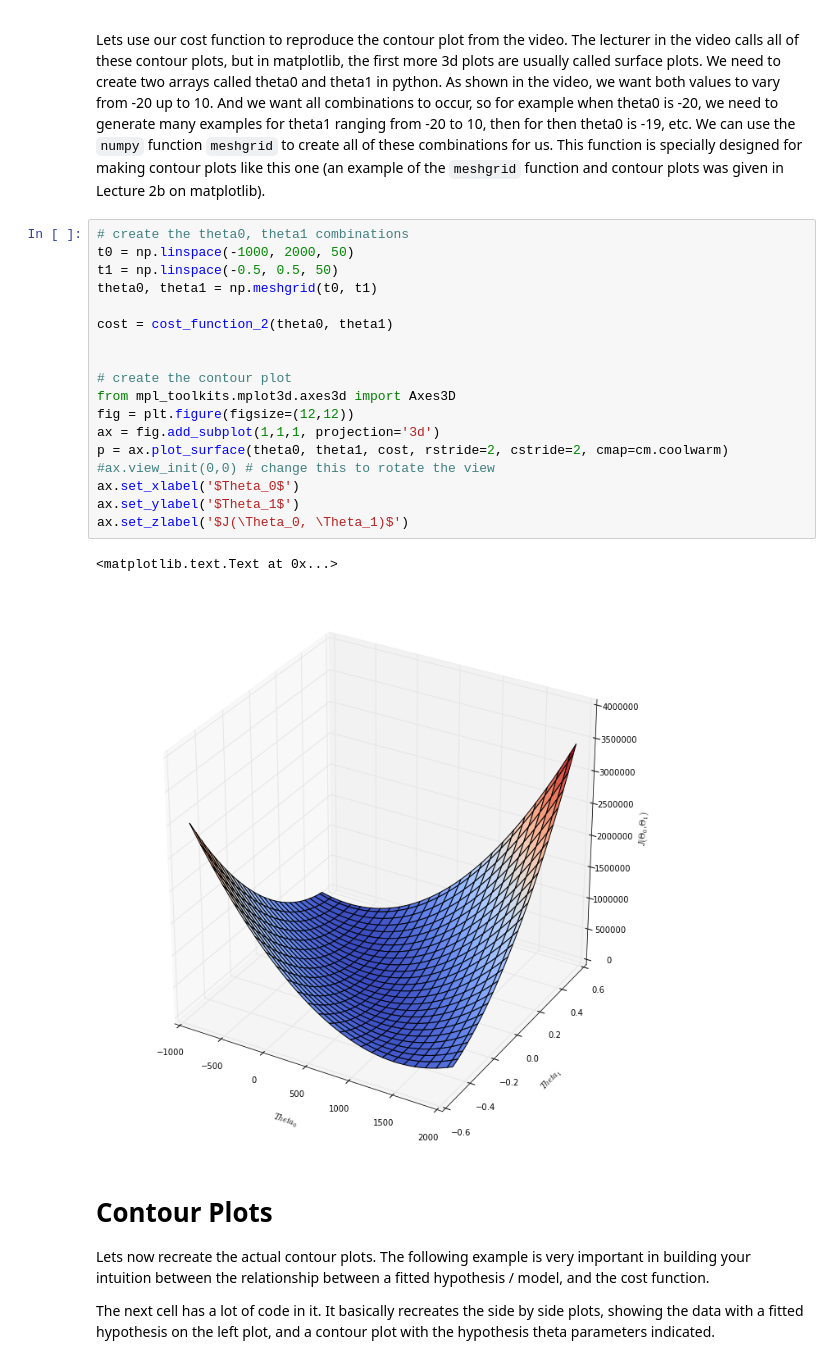
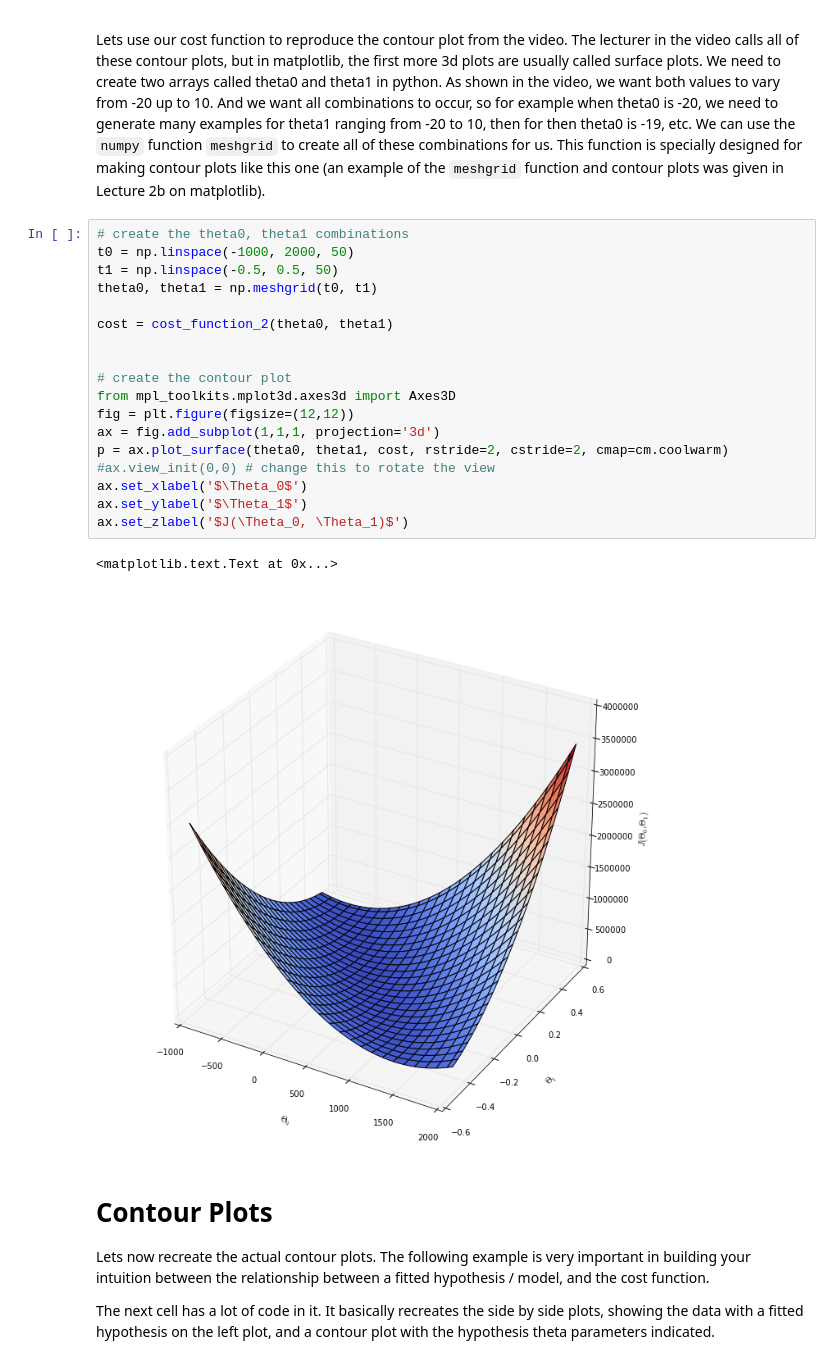
Before and after one commit to tgrasty/CSCI574-Machine-Learning, a Jupyter notebook: Lecture-03-Linear-Regression-With-One-Variable.ipynb, the cells around one changed output. Drawn from its saved outputs; the diff is of its cells as text.

```diff
--- a/Lecture-03-Linear-Regression-With-One-Variable.ipynb
+++ b/Lecture-03-Linear-Regression-With-One-Variable.ipynb
@@ -388,24 +388,24 @@ the `meshgrid` function and contour plots was given in Lecture 2b on matplotlib)
 # %%
 # create the theta0, theta1 combinations
 t0 = np.linspace(-1000, 2000, 50)
 t1 = np.linspace(-0.5, 0.5, 50)
 theta0, theta1 = np.meshgrid(t0, t1)
 
 cost = cost_function_2(theta0, theta1)
 
 
 # create the contour plot
 from mpl_toolkits.mplot3d.axes3d import Axes3D
 fig = plt.figure(figsize=(12,12))
 ax = fig.add_subplot(1,1,1, projection='3d')
 p = ax.plot_surface(theta0, theta1, cost, rstride=2, cstride=2, cmap=cm.coolwarm)
 #ax.view_init(0,0) # change this to rotate the view
-ax.set_xlabel('$Theta_0$')
-ax.set_ylabel('$Theta_1$')
+ax.set_xlabel('$\Theta_0$')
+ax.set_ylabel('$\Theta_1$')
 ax.set_zlabel('$J(\Theta_0, \Theta_1)$')
 # %% [output]
 <matplotlib.text.Text at 0x...>
-[figure, old version]
+[figure, new version]
 # %% [markdown]
 # Contour Plots
 
```
Also changed, not shown: parts of 1 cell of this notebook.
